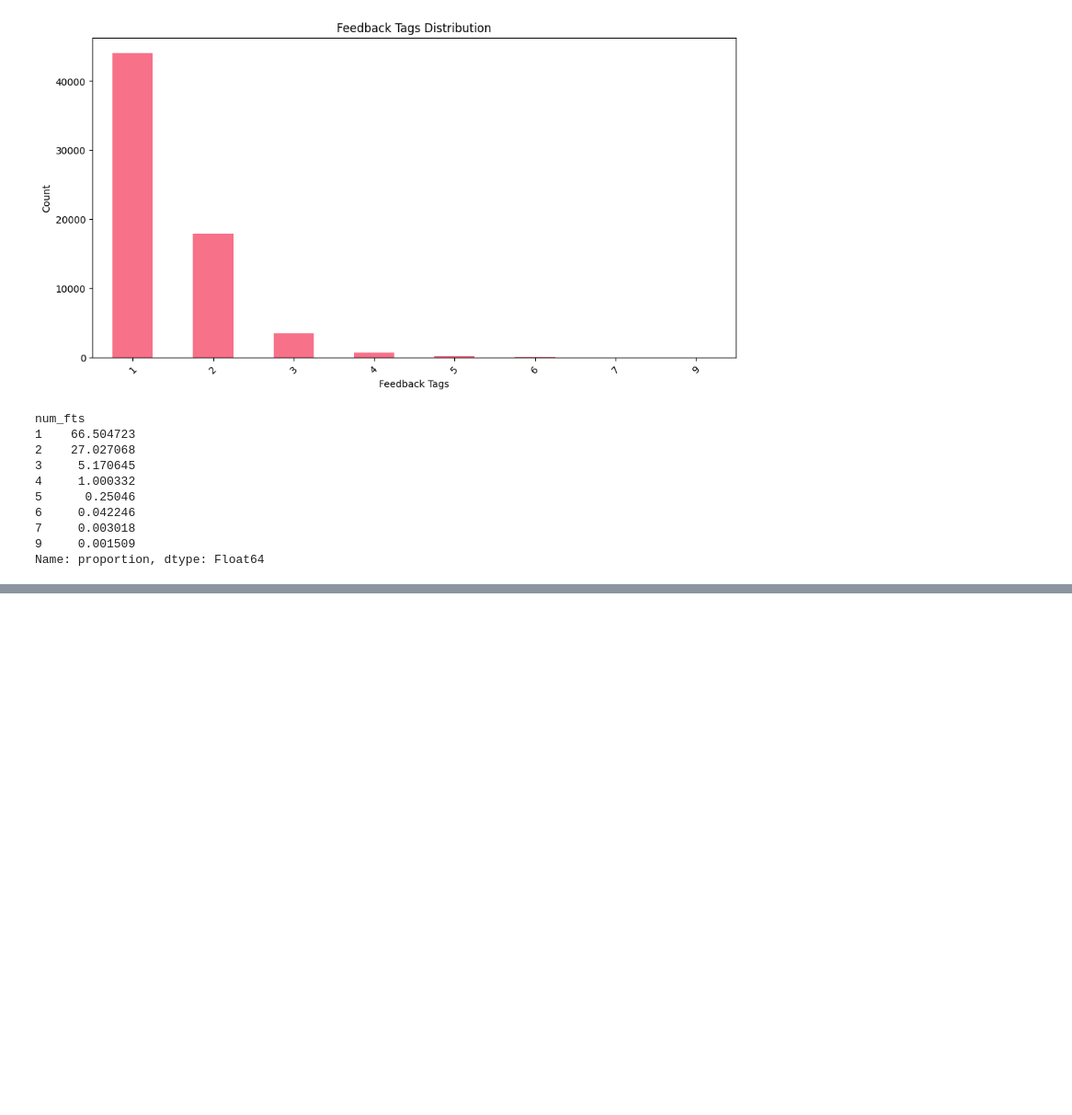
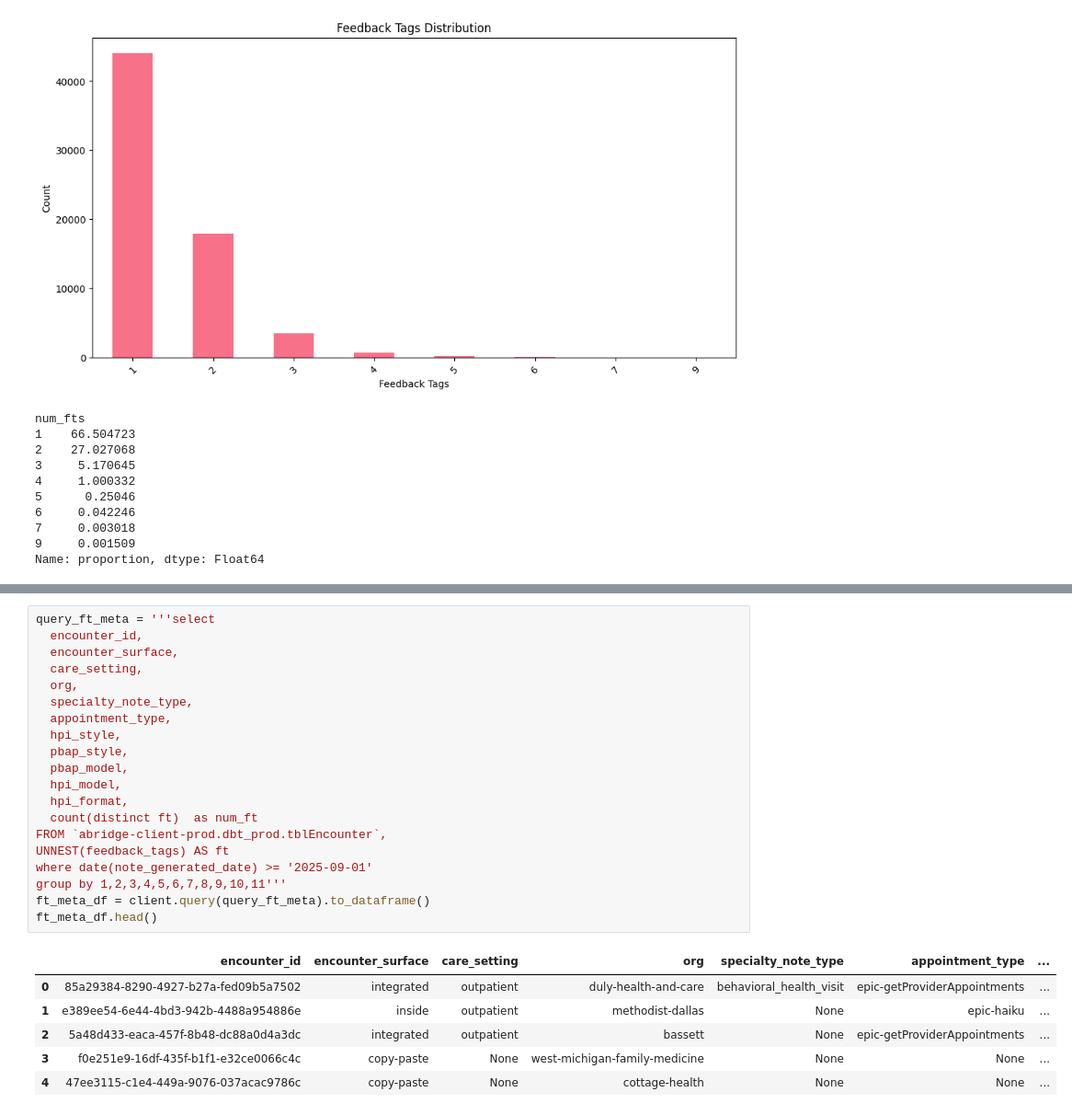
Before and after one commit to maggiechen-abridge/analyses, a Jupyter notebook: feedback/feedback.ipynb, the cells around one changed output, grey strips where cells are left out. Shown: that part at 92% size. Cells and saved outputs as stored; diff of their text form; blank space fills up the shorter version.

```diff
--- a/feedback/feedback.ipynb
+++ b/feedback/feedback.ipynb
@@ -123,3 +141,30 @@ num_fts
 7     0.003018
 9     0.001509
 Name: proportion, dtype: Float64
+# %%
+query_ft_meta = '''select
+  encounter_id,
+  encounter_surface,
+  care_setting,
+  org,
+  specialty_note_type,
+  appointment_type,
+  hpi_style,
+  pbap_style,
+  pbap_model,
+  hpi_model,
+  hpi_format,
+  count(distinct ft)  as num_ft
+FROM `abridge-client-prod.dbt_prod.tblEncounter`,
+UNNEST(feedback_tags) AS ft
+where date(note_generated_date) >= '2025-09-01'
+group by 1,2,3,4,5,6,7,8,9,10,11'''
+ft_meta_df = client.query(query_ft_meta).to_dataframe()
+ft_meta_df.head()
+# %% [output]
+|  | encounter_id | encounter_surface | care_setting | org | specialty_note_type | appointment_type | ... |
+| 0 | 85a29384-8290-4927-b27a-fed09b5a7502 | integrated | outpatient | duly-health-and-care | behavioral_health_visit | epic-getProviderAppointments | ... |
+| 1 | e389ee54-6e44-4bd3-942b-4488a954886e | inside | outpatient | methodist-dallas | None | epic-haiku | ... |
+| 2 | 5a48d433-eaca-457f-8b48-dc88a0d4a3dc | integrated | outpatient | bassett | None | epic-getProviderAppointments | ... |
+| 3 | f0e251e9-16df-435f-b1f1-e32ce0066c4c | copy-paste | None | west-michigan-family-medicine | None | None | ... |
+| 4 | 47ee3115-c1e4-449a-9076-037acac9786c | copy-paste | None | cottage-health | None | None | ... |
```
Also changed, not shown: parts of 10 cells of this notebook.
